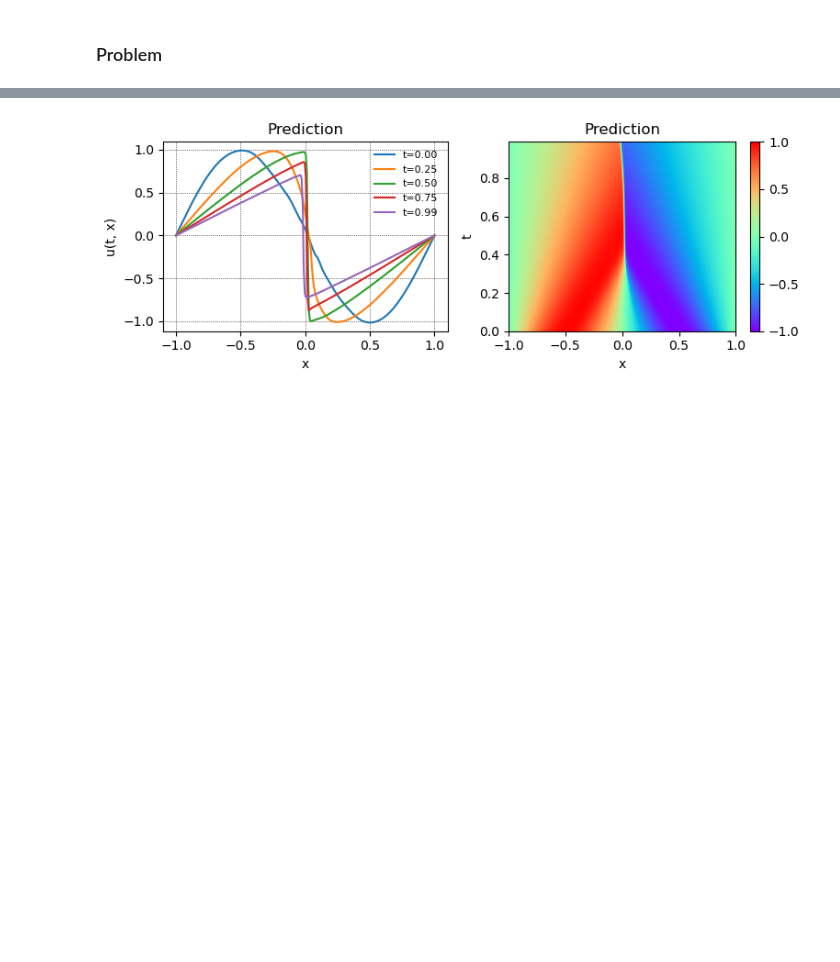
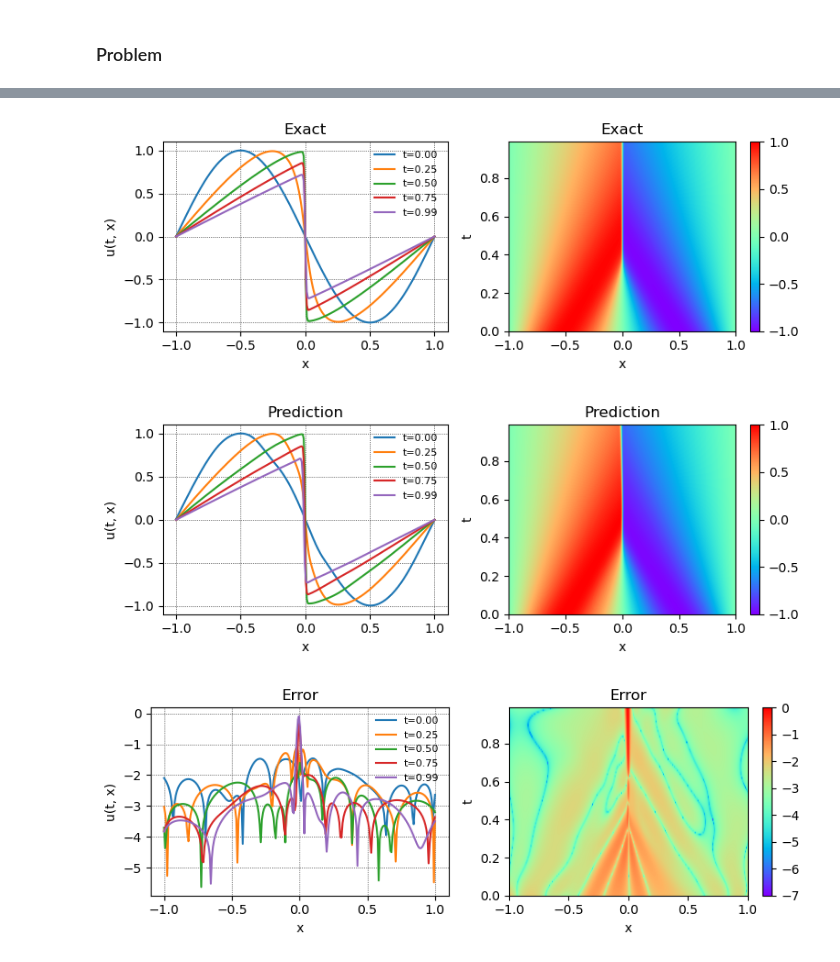
Before and after one commit to nampluskr/lectures, a Jupyter notebook: scientific_machine_learning/SM-1_physics_informed_neural_networks/SM-113_pinn_burgers.ipynb, the cells around one changed output, grey strips where cells are left out. Drawn from its saved outputs; the diff is of its cells as text; code cells hidden in the pictures; blank space fills up the shorter version.

```diff
--- a/scientific_machine_learning/SM-1_physics_informed_neural_networks/SM-113_pinn_burgers.ipynb
+++ b/scientific_machine_learning/SM-1_physics_informed_neural_networks/SM-113_pinn_burgers.ipynb
@@ -43,4 +60,6 @@ T, X = np.meshgrid(t, x, indexing="ij")     # (t_size, x_size)
 # %%
+from pyDOE import lhs       # Latin Hypercube Sampling
+
 def to_tensor(x):
     return torch.tensor(x).float().view(-1, 1).to(device)
 
@@ -51,21 +70,22 @@ n_pde, n_ic, n_bc = 2000, 256, 100
 
 set_seed(42)
 ## Domain: u_t + u*u_x - (0.01/np.pi)*u_xx
-t_pde = np.random.rand(n_pde)*(t_max - t_min) + t_min
-x_pde = np.random.rand(n_pde)*(x_max - x_min) + x_min
+lb, ub = np.array([t_min, x_min]), np.array([t_max, x_max])
+points = lb + (ub - lb)*lhs(2, n_pde)
+t_pde, x_pde = points[:, 0], points[:, 1]
 
 ## Initial condition: u(0, x) = -sin(pi * x)
-x_ic = np.random.rand(n_ic)*(x_max - x_min) + x_min
+x_ic = lhs(1, n_ic)*(x_max - x_min) + x_min
 t_ic = np.full_like(x_ic, 0)
 u_ic = -np.sin(np.pi * x_ic)
 
 ## Boundary condition: u(t, 0) = 0
-t_bc1 = np.random.rand(n_bc)*(t_max - t_min) + t_min
+t_bc1 = lhs(1, n_bc)*(t_max - t_min) + t_min
 x_bc1 = np.full_like(t_bc1, x_min)
 u_bc1 = np.full_like(t_bc1, 0)
 
 ## Boundary condition: u(t, x_max) = 0
-t_bc2 = np.random.rand(n_bc)*(t_max - t_min) + t_min
+t_bc2 = lhs(1, n_bc)*(t_max - t_min) + t_min
 x_bc2 = np.full_like(t_bc2, x_max)
 u_bc2 = np.full_like(t_bc2, 0)
 
@@ -103,6 +123,7 @@ class PINN(nn.Module):
             nn.Linear(50, 50), nn.Tanh(),
             nn.Linear(50, 50), nn.Tanh(),
             nn.Linear(50, 50), nn.Tanh(),
+            nn.Linear(50, 50), nn.Tanh(),
             nn.Linear(50, 1),
         )
 
@@ -116,7 +137,7 @@ learning_rate = 1e-3
 
 model = PINN().to(device)
 optimizer = optim.Adam(model.parameters(), lr=learning_rate)
-scheduler = optim.lr_scheduler.StepLR(optimizer, step_size=1000, gamma=0.985)
+scheduler = optim.lr_scheduler.StepLR(optimizer, step_size=100, gamma=0.985)
 
 for epoch in range(1, n_epochs + 1):
     model.train()
@@ -152,7 +173,7 @@ n_epochs = 10000
 learning_rate = 1e-4
 
 optimizer = optim.Adam(model.parameters(), lr=learning_rate)
-scheduler = optim.lr_scheduler.StepLR(optimizer, step_size=1000, gamma=0.985)
+scheduler = optim.lr_scheduler.StepLR(optimizer, step_size=100, gamma=0.985)
 
 for epoch in range(1, n_epochs + 1):
     model.train()
@@ -186,13 +207,15 @@ for epoch in range(1, n_epochs + 1):
 # %%
 ## Evaluation
 with torch.no_grad():
     t_test, x_test = to_tensor(T.flatten()), to_tensor(X.flatten())
     U_pred = model(t_test, x_test)
 
 U_pred = to_array(U_pred).reshape(t_size, x_size)
 
-# show_result(t, x, U_exact, title="Exact")
+show_result(t, x, U_data, title="Exact")
 show_result(t, x, U_pred, title="Prediction")
-# show_result(t, x, np.log10(abs(U_exact - U_pred)), title="Error")
+show_result(t, x, np.log10(abs(U_data - U_pred)), title="Error")
 # %% [output]
-[figure, old version]
+[figure, new version]
+[figure, added]
+[figure, added]
```
Also changed, not shown: parts of 5 cells of this notebook.
